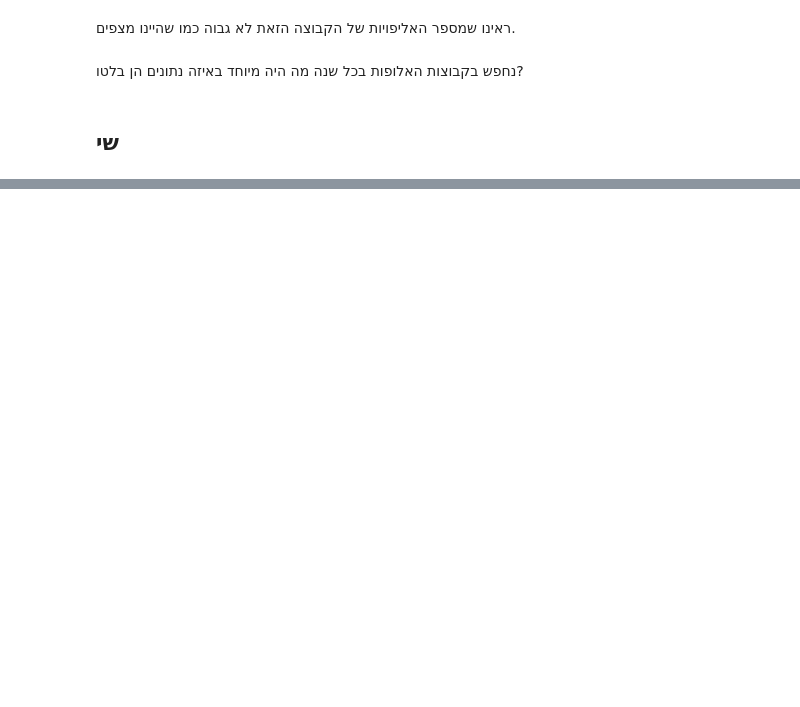
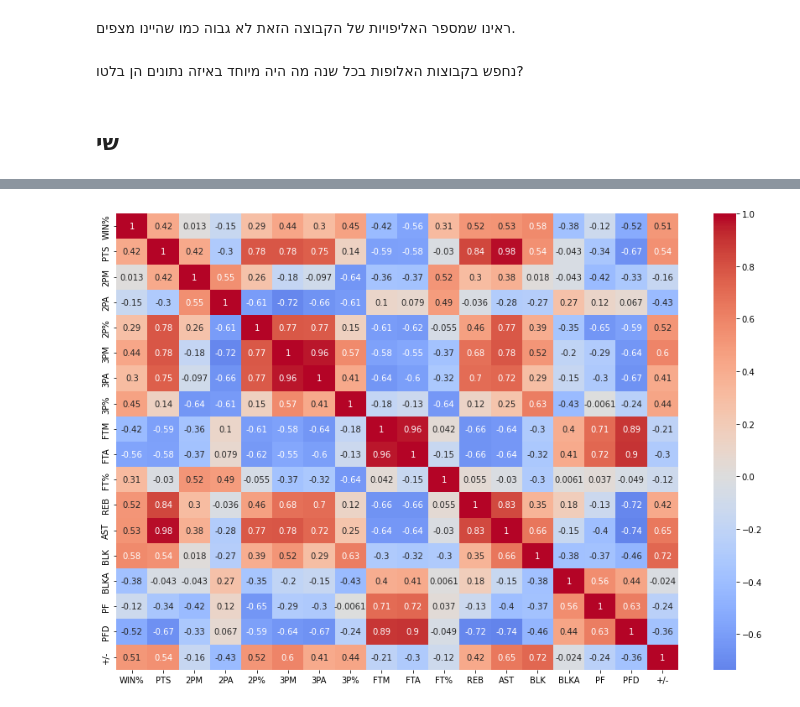
Before and after one commit to eytanmuzafi/data-science, a Jupyter notebook: project.ipynb, the cells around one changed output, grey strips where cells are left out. Cells and saved outputs as stored; diff of their text form; code cells hidden in the pictures; blank space fills up the shorter version.

```diff
--- a/project.ipynb
+++ b/project.ipynb
@@ -393,0 +412,6 @@ sns.lineplot(data =nba_stat,x='SEASON',y='STL')
+# %%
+best_teams = nba_stat.copy()
+best_teams.set_index('TEAM', inplace=True)
+best_teams=best_teams.sort_values('WIN%',ascending=False).reset_index()
+best_teams=best_teams.head(10)
+best_teams
@@ -393,0 +431,7 @@ sns.lineplot(data =nba_stat,x='SEASON',y='STL')
+# %%
+corrs = best_teams[['TEAM', 'WIN%', 'PTS', '2PM',
+       '2PA', '2P%', '3PM', '3PA', '3P%', 'FTM','FTA', 'FT%','REB', 'AST','BLK', 'BLKA', 'PF', 'PFD', '+/-']].corr(method = 'spearman')
+plt.figure(figsize=(15,10))
+sns.heatmap(corrs, cmap='coolwarm', center=0, annot = True);
+# %% [output]
+[figure, added]
```
Also changed, not shown: parts of 20 cells of this notebook.
